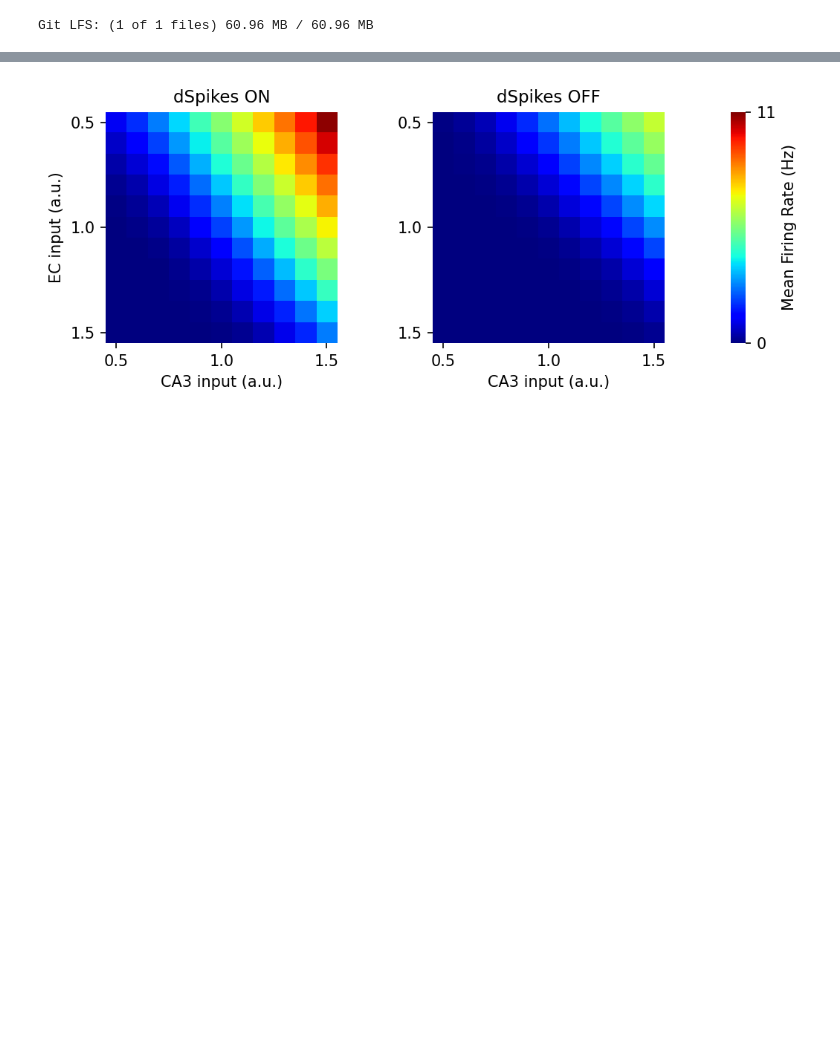
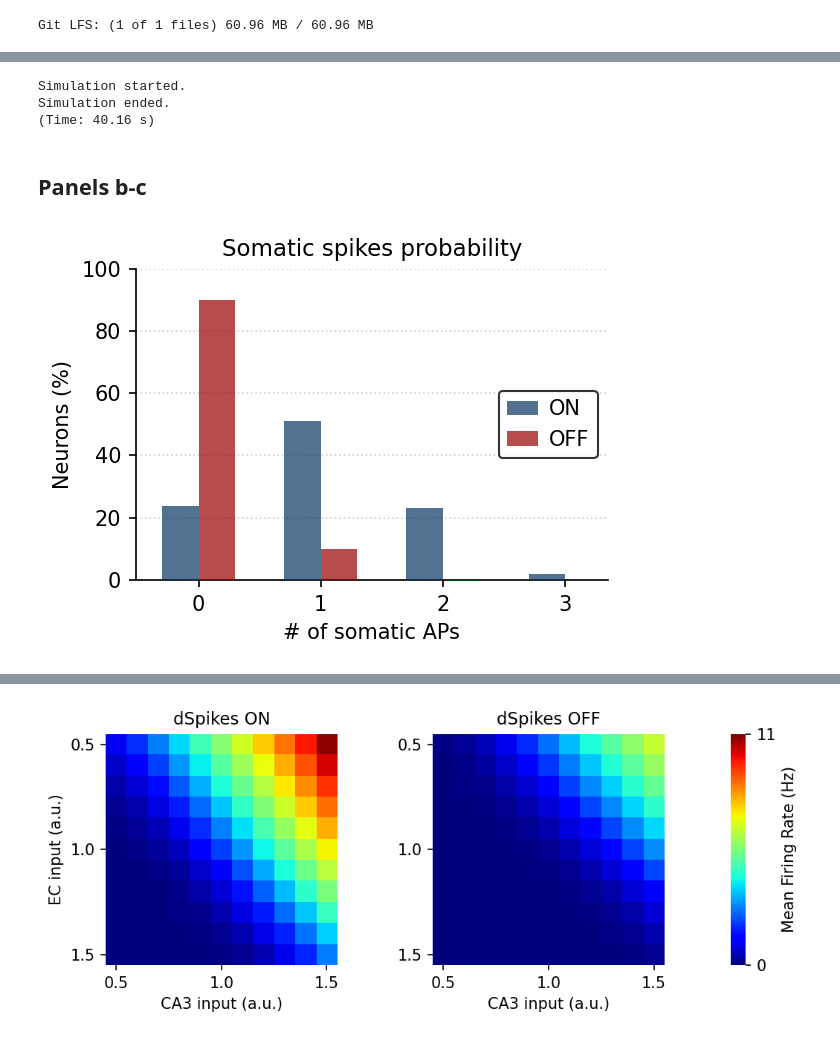
Before and after one commit to mpgl/dendrify-old-see-readme, a Jupyter notebook: Fig7-notebook.ipynb, the cells around one changed output, grey strips where cells are left out. Drawn from its saved outputs; the diff is of its cells as text; code cells hidden in the pictures; blank space fills up the shorter version.

```diff
--- a/Fig7-notebook.ipynb
+++ b/Fig7-notebook.ipynb
@@ -83,0 +278,7 @@ b.rcParams.update(params)
+# %%
+t1 = time.time()
+print(f"Simulation started.")
+b.run(T_SIM)
+t2 = time.time()
+print(f"Simulation ended. \n(Time: {t2-t1:.2f} s)")
+spikes_ON = S.count
@@ -83,0 +461,48 @@ b.rcParams.update(params)
+# %%
+# @title Run simulation (dspikes OFF)
+t1 = time.time()
+print(f"Simulation started.")
+b.run(T_SIM)
+t2 = time.time()
+print(f"Simulation ended. \n(Time: {t2-t1:.2f} s)")
+spikes_OFF = S.count
+# %% [output]
+Simulation started.
+Simulation ended.
+(Time: 40.16 s)
+# %% [markdown]
+## Panels b-c
+# %%
+# @title Plot somatic APs probability distribution (dSpikes ON/OFF)
+count_soma_ON = b.unique(spikes_ON, return_counts=True)
+bins_soma_ON = max(count_soma_ON[0])
+
+count_soma_OFF = b.unique(spikes_OFF, return_counts=True)
+bins_soma_OFF = max(count_soma_OFF[0])
+width = 0.3
+
+fig, ax = b.subplots(figsize=[4,3])
+ax.set_title("Somatic spikes probability")
+
+ax.bar(count_soma_ON[0], count_soma_ON[1]/N_PYR*100, linewidth=0,
+       width=width, color='#073763', label='ON', zorder=3, alpha=.7,
+        antialiased=True)
+ax.bar((count_soma_OFF[0])+width, count_soma_OFF[1]/N_PYR*100, linewidth=0,
+       width=width, color='#990000', label='OFF', zorder=3, alpha=.7,
+       antialiased=True)
+ax.set_xlabel("# spikes")
+ax.set_ylabel("Probability")
+
+# ax.set_ylim(0, 1)
+ax.set_xlabel("# of somatic APs")
+ax.set_ylabel("Neurons (%)")
+ax.legend(frameon=True, loc='center right')
+
+ax.set_xticks(count_soma_ON[0] + width/2)
+ax.set_xticklabels([str(i) for i in count_soma_ON[0]])
+ax.set_yticks(b.arange(0, 120, 20))
+ax.set_xlim(right=3.5)
+ax.yaxis.grid(zorder=0)
+fig.tight_layout()
+# %% [output]
+[figure, added]
```
Also changed, not shown: parts of 19 cells of this notebook.
